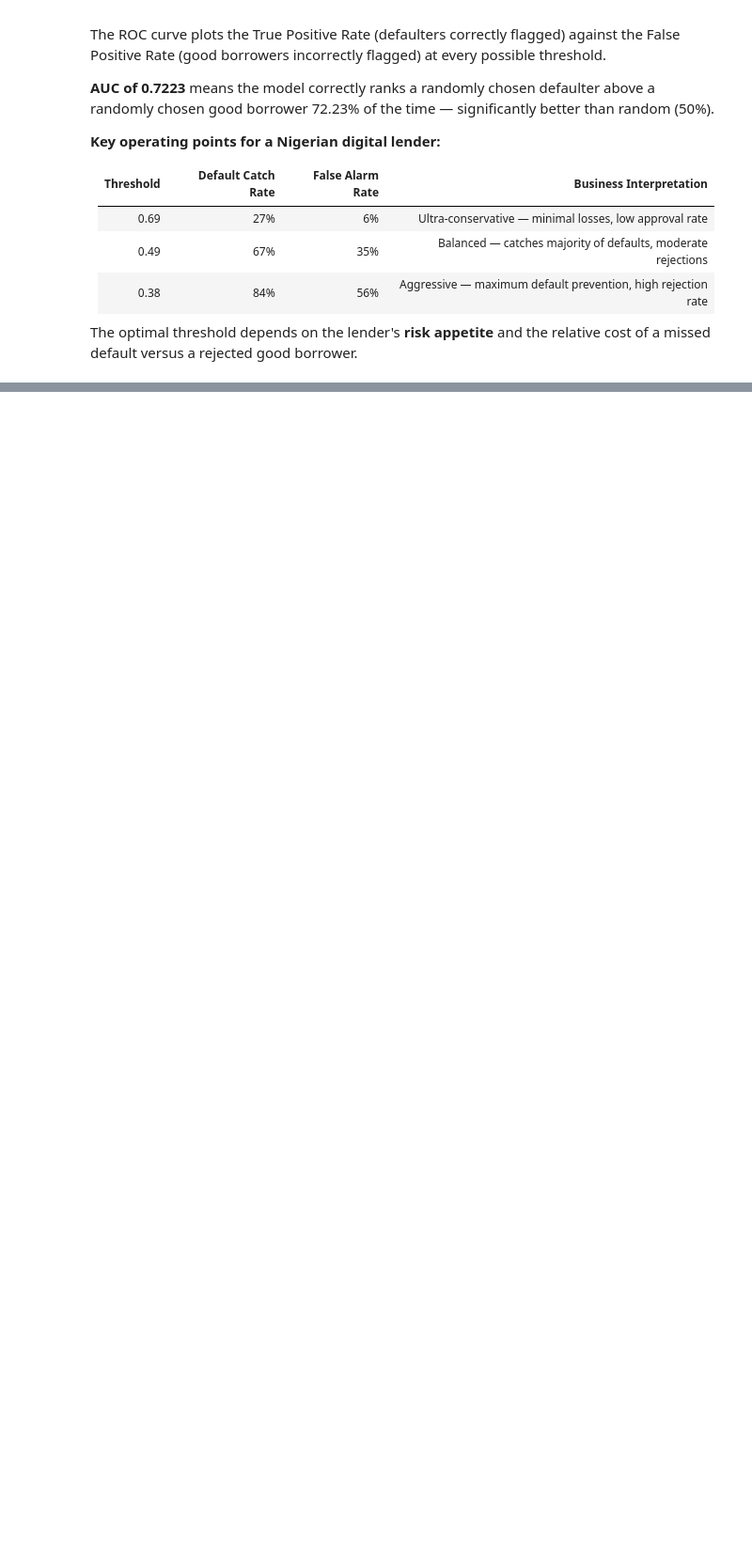
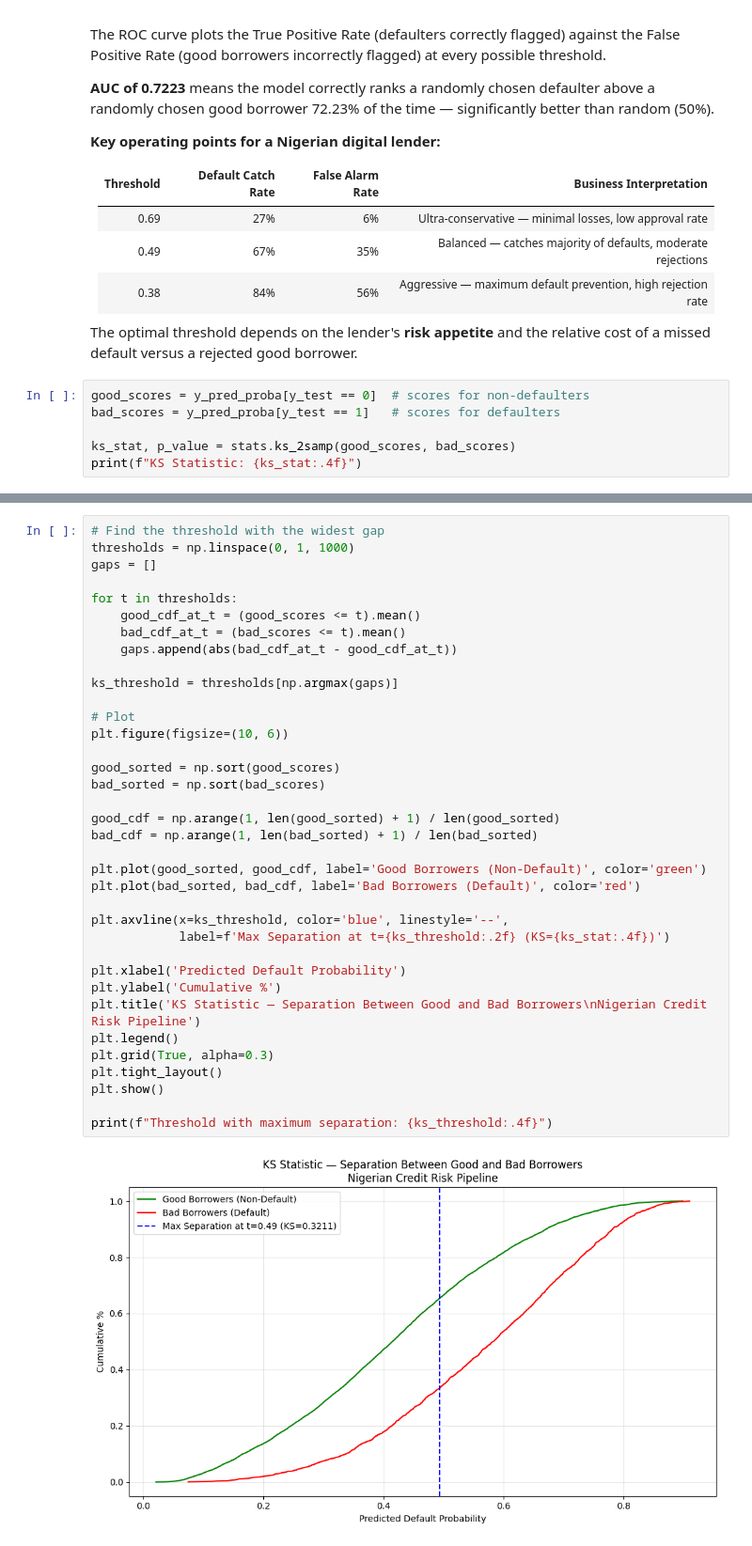
Before and after one commit to KingsleyElo/nigerian-credit-risk, a Jupyter notebook: notebooks/05_model_evaluation.ipynb, the cells around one changed output, grey strips where cells are left out. Shown at 94% size. Cells and saved outputs as stored; diff of their text form; blank space fills up the shorter version.

Commit message:
Add KS statistic plot and interpretation - KS=0.3211, optimal threshold t=0.49

```diff
--- a/notebooks/05_model_evaluation.ipynb
+++ b/notebooks/05_model_evaluation.ipynb
@@ -135,3 +135,9 @@ than random (50%).
 
 The optimal threshold depends on the lender's **risk appetite** and the relative
 cost of a missed default versus a rejected good borrower.
+# %%
+good_scores = y_pred_proba[y_test == 0]  # scores for non-defaulters
+bad_scores = y_pred_proba[y_test == 1]   # scores for defaulters
+
+ks_stat, p_value = stats.ks_2samp(good_scores, bad_scores)
+print(f"KS Statistic: {ks_stat:.4f}")
@@ -137,0 +146,38 @@ cost of a missed default versus a rejected good borrower.
+# %%
+# Find the threshold with the widest gap
+thresholds = np.linspace(0, 1, 1000)
+gaps = []
+
+for t in thresholds:
+    good_cdf_at_t = (good_scores <= t).mean()
+    bad_cdf_at_t = (bad_scores <= t).mean()
+    gaps.append(abs(bad_cdf_at_t - good_cdf_at_t))
+
+ks_threshold = thresholds[np.argmax(gaps)]
+
+# Plot
+plt.figure(figsize=(10, 6))
+
+good_sorted = np.sort(good_scores)
+bad_sorted = np.sort(bad_scores)
+
+good_cdf = np.arange(1, len(good_sorted) + 1) / len(good_sorted)
+bad_cdf = np.arange(1, len(bad_sorted) + 1) / len(bad_sorted)
+
+plt.plot(good_sorted, good_cdf, label='Good Borrowers (Non-Default)', color='green')
+plt.plot(bad_sorted, bad_cdf, label='Bad Borrowers (Default)', color='red')
+
+plt.axvline(x=ks_threshold, color='blue', linestyle='--',
+            label=f'Max Separation at t={ks_threshold:.2f} (KS={ks_stat:.4f})')
+
+plt.xlabel('Predicted Default Probability')
+plt.ylabel('Cumulative %')
+plt.title('KS Statistic — Separation Between Good and Bad Borrowers\nNigerian Credit Risk Pipeline')
+plt.legend()
+plt.grid(True, alpha=0.3)
+plt.tight_layout()
+plt.show()
+
+print(f"Threshold with maximum separation: {ks_threshold:.4f}")
+# %% [output]
+[figure, added]
```
Also changed, not shown: parts of 3 cells of this notebook.
